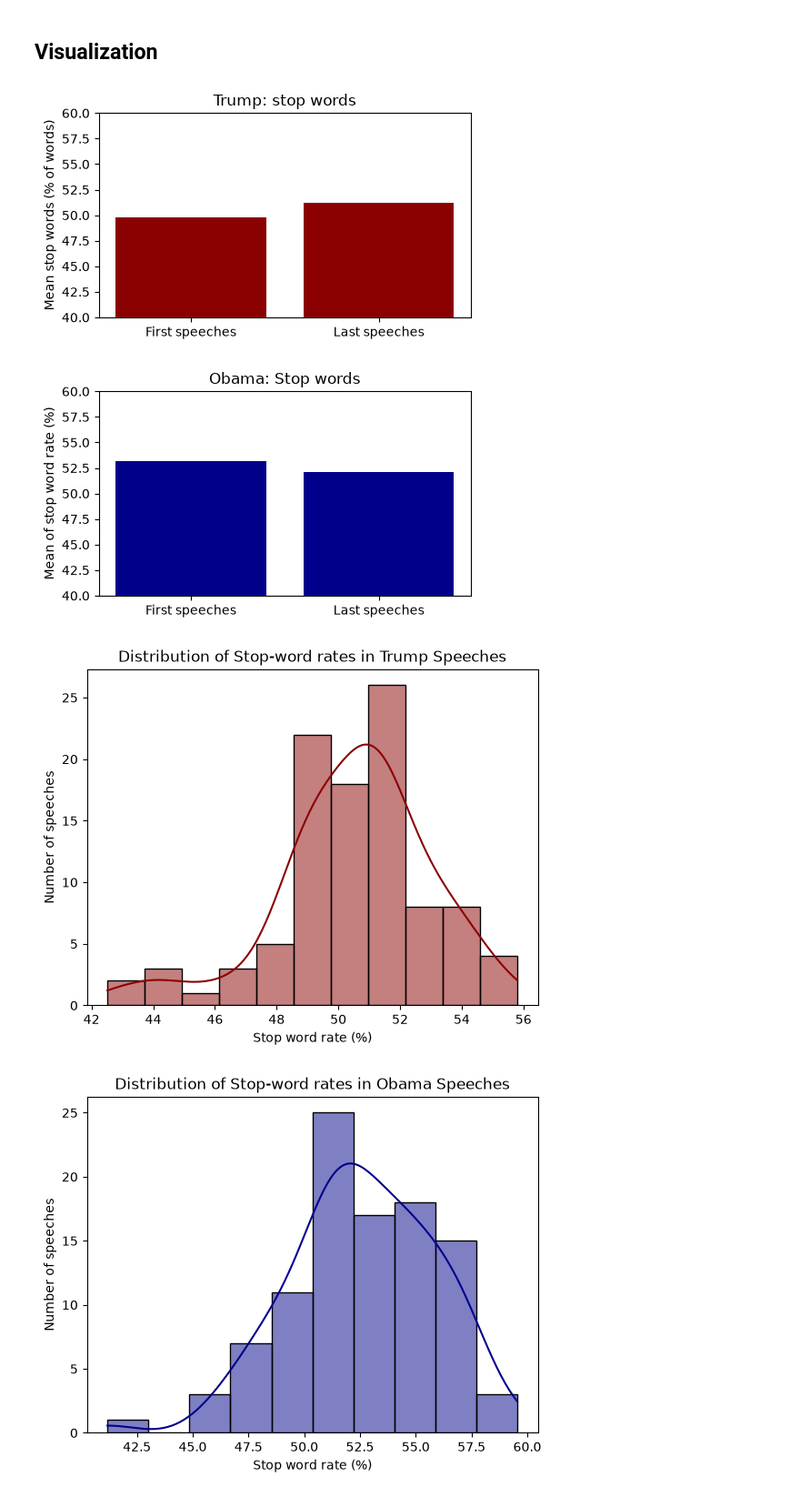
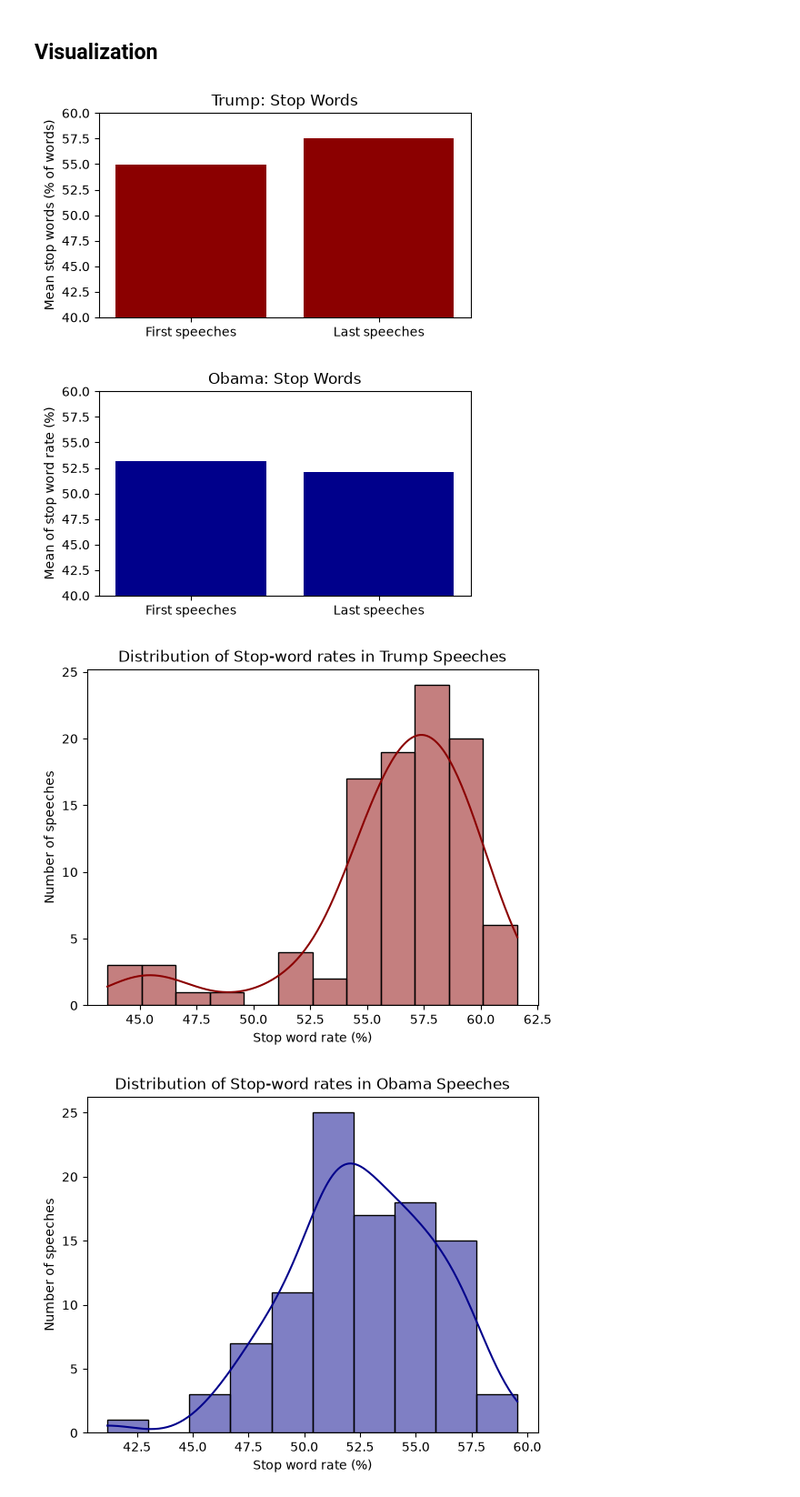
Before and after one commit to howlou/Trump-shit, a Jupyter notebook: Comparison_NLP.ipynb, the cells around one changed output. Shown at 91% size. Saved outputs shown, nothing was run; the diff lists cells and outputs as text; code cells hidden in the pictures.

```diff
--- a/Comparison_NLP.ipynb
+++ b/Comparison_NLP.ipynb
@@ -26,8 +26,7 @@ trump = pd.concat([full_trump.iloc[7:57], full_trump.iloc[-50:]]).reset_index(dr
 #(sub 1.2 working with data)
 # %%
 #extract the relevant columns/data and change the order of the columns
-trump = trump[['date', 'title','transcript', 'word_count', 'stop_word_count', 'non_stopwords']].copy()
-#change order of columns
+trump = trump[['date', 'title','transcript']]
 obama = obama[['date', 'title', 'transcript']]
 
 #(sub 1.3 working with data)
@@ -34,7 +35,8 @@ obama = obama[['date', 'title', 'transcript']]
 # %%
-#add 'word_count', 'stop_word_count', 'non_stopwords' to the obama dataset
 from gensim.utils import simple_preprocess
 from nltk.corpus import stopwords
+
+#obama preprocess
 
 #tokenize, lowercase, removes punctuation, count the words
 obama['word_count'] = [
@@ -57,11 +59,32 @@ obama['non_stopwords'] = [
 #calculate stopwords as a percentage of all words
 obama['stop_word_rate'] = (obama['stop_word_count'] / obama['word_count'] * 100)
 
+
+#trump preprocess
+
+#tokenize, lowercase, removes punctuation, count the words
+trump['word_count'] = [
+    len(simple_preprocess(speech, min_len=1, max_len=100))
+    for speech in trump['transcript']]
+
+#count the stopwords
+stop_words = stopwords.words('english')
+trump['stop_word_count'] = [
+    len([word for word in simple_preprocess(speech, min_len=1, max_len=100)
+         if word in stop_words])
+    for speech in trump['transcript']]
+
+#extract non_stopwords
+trump['non_stopwords'] = [
+    ' '.join([word for word in simple_preprocess(speech)
+              if word not in stop_words])
+    for speech in trump['transcript']]
+
 #add back stop_word_rate for Trump, our own calculation
 trump['stop_word_rate'] = (trump['stop_word_count'] / trump['word_count'] * 100)
 
 
-#print these to control
+#just to check if everything looks ok
 print(f'Number of selected Trump speeches:', len(trump))
 display(trump[:5], trump[-5:])
 
@@ -105,36 +128,36 @@ import matplotlib.pyplot as plt
 #compare 50 first vs 50 last speeches
 
 #calculating the mean of trumps first vs last speeches
 trump_rates = [trump['stop_word_rate'].iloc[:50].mean(),
                trump['stop_word_rate'].iloc[-50:].mean()]
 
 fig, ax = plt.subplots(figsize=(5, 3))
 ax.bar(['First speeches', 'Last speeches'],
        trump_rates,
        color=['darkred'])
-ax.set_title('Trump: stop words')
+ax.set_title('Trump: Stop Words')
 ax.set_ylabel('Mean stop words (% of words)')
 ax.set_ylim(40,60)
 plt.tight_layout()
 plt.show()
 
 #obama first vs last speeches
 obama_rates = [obama['stop_word_rate'].iloc[:50].mean(),
                obama['stop_word_rate'].iloc[-50:].mean()]
 
 fig, ax = plt.subplots(figsize=(5, 3))
 ax.bar(['First speeches', 'Last speeches'],
        obama_rates,
        color=['darkblue'])
-ax.set_title('Obama: Stop words')
+ax.set_title('Obama: Stop Words')
 ax.set_ylabel('Mean of stop word rate (%)')
 ax.set_ylim(40,60)
 plt.tight_layout()
 plt.show()
 
 #(sub 1.4 visualisations)
 # %% [output]
-[figure, old version]
+[figure, new version]
 [figure]
 # %%
 #visualize distribution of stop word rates (% of speech that is stopwords)
@@ -152,7 +175,7 @@ plt.show()
 
 #(sub 1.4 visualisations)
 # %% [output]
-[figure, old version]
+[figure, new version]
 # %%
 #visualize distribution of stop word rates (% of speech that is stopwords)
 sns.histplot(
```
Also changed, not shown: parts of 6 cells of this notebook.
